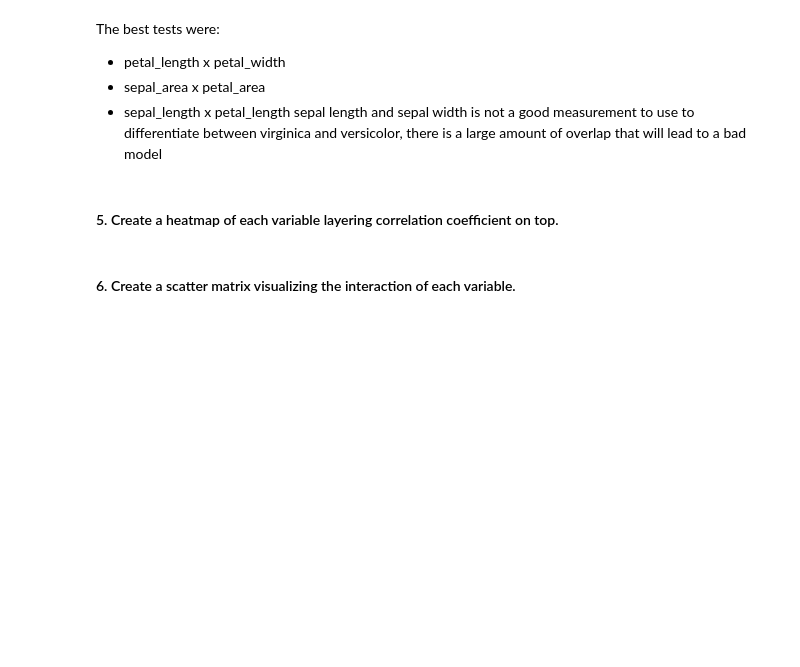
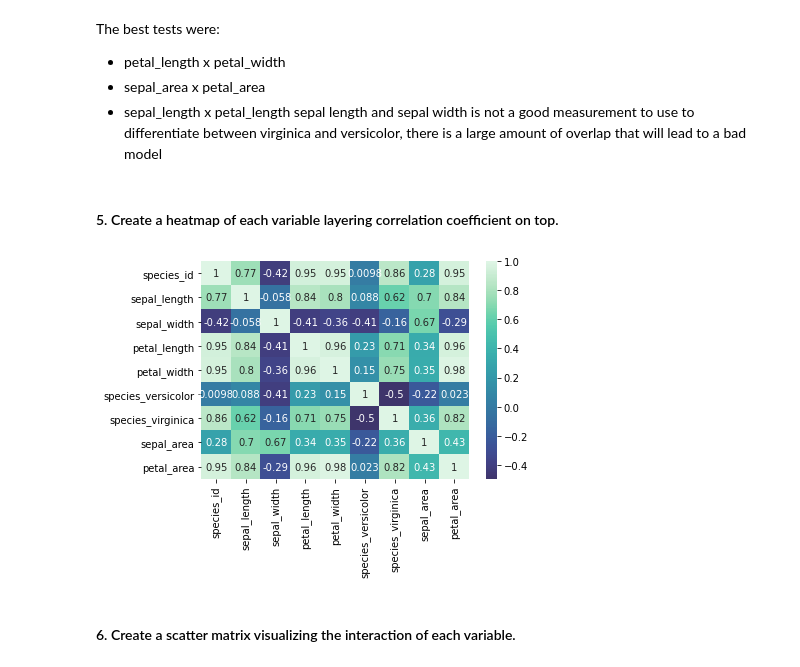
Before and after one commit to JaredVahle/classification-exercises, a Jupyter notebook: explore_exercises.ipynb, the cells around one changed output. Saved outputs shown, nothing was run; the diff lists cells and outputs as text; code cells hidden in the pictures; blank space fills up the shorter version.

```diff
--- a/explore_exercises.ipynb
+++ b/explore_exercises.ipynb
@@ -198,5 +198,10 @@ The best tests were:
 sepal length and sepal width is not a good measurement to use to differentiate between virginica and versicolor, there is a large amount of overlap that will lead to a bad model
 # %% [markdown]
 #### 5. Create a heatmap of each variable layering correlation coefficient on top.
+# %%
+sns.heatmap(train.corr(), cmap= "mako", center = 0,annot = True)
+plt.show()
+# %% [output]
+[figure, added]
 # %% [markdown]
 #### 6. Create a scatter matrix visualizing the interaction of each variable.
```
Also changed, not shown: parts of 4 cells of this notebook, 1 other file.
